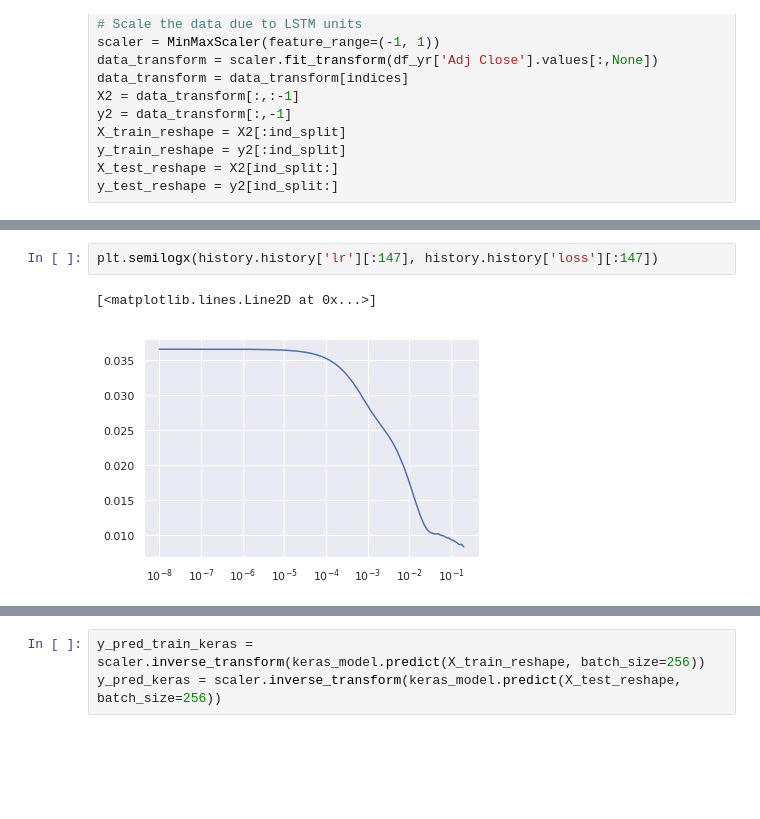
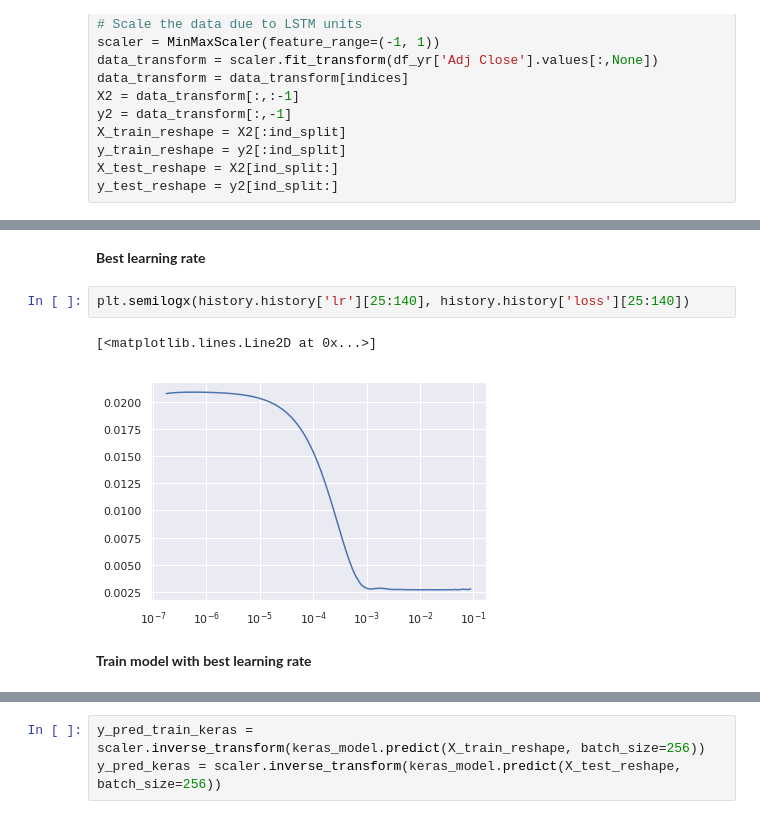
Before and after one commit to Steved0/HomeWork_Week2, a Jupyter notebook: Homework_Week2.ipynb, the cells around one changed output, grey strips where cells are left out. Drawn from its saved outputs; the diff is of its cells as text; blank space fills up the shorter version.

```diff
--- a/Homework_Week2.ipynb
+++ b/Homework_Week2.ipynb
@@ -214,8 +232,12 @@ plt.legend(['Learning Rate', 'Validation Loss'])
+# %% [markdown]
+**Best learning rate**
 # %%
-plt.semilogx(history.history['lr'][:147], history.history['loss'][:147])
+plt.semilogx(history.history['lr'][25:140], history.history['loss'][25:140])
 # %% [output]
 [<matplotlib.lines.Line2D at 0x...>]
-[figure, old version]
+[figure, new version]
+# %% [markdown]
+**Train model with best learning rate**
 # %%
 
 # Observing the above graph, 0.1 seems to be the best learning rate
```
Also changed, not shown: parts of 25 cells of this notebook.
